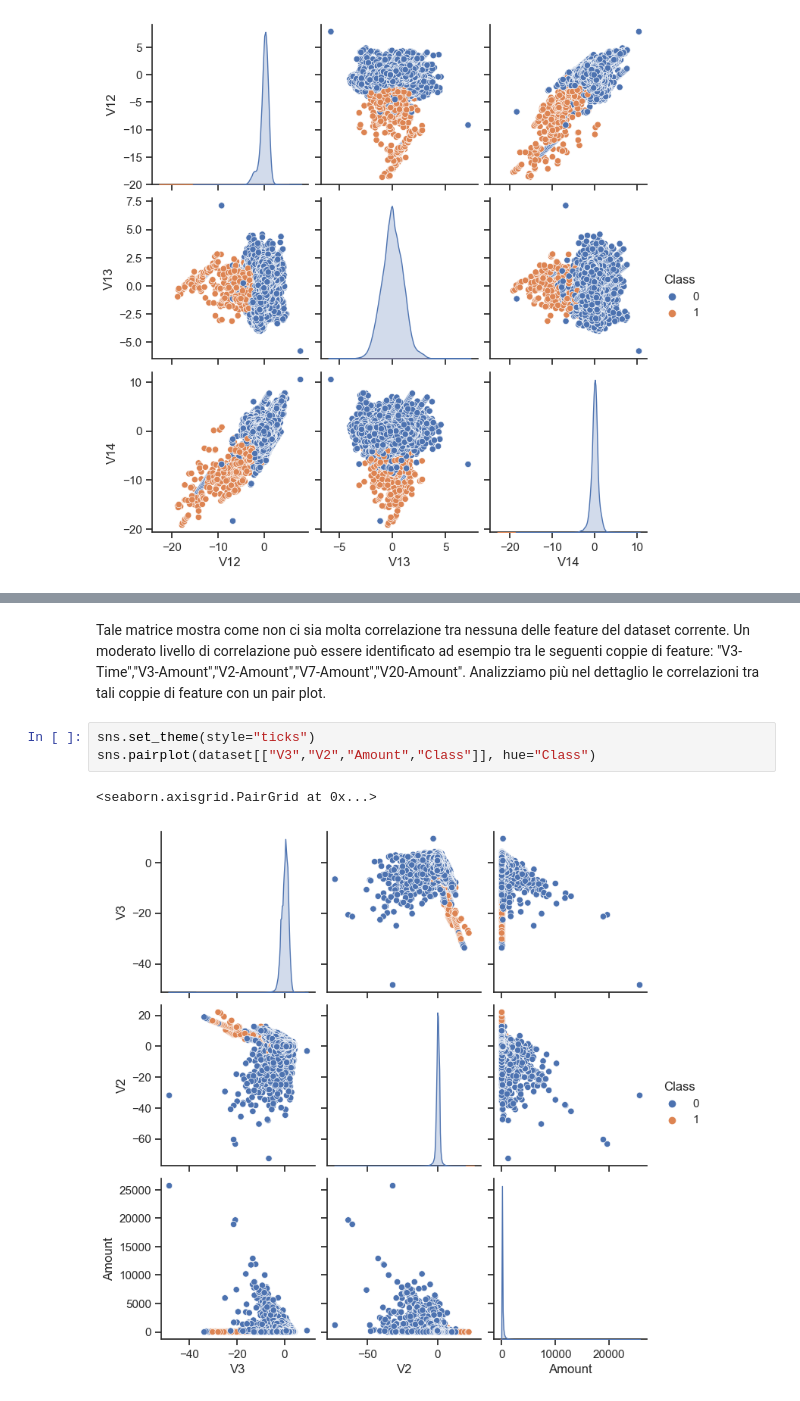
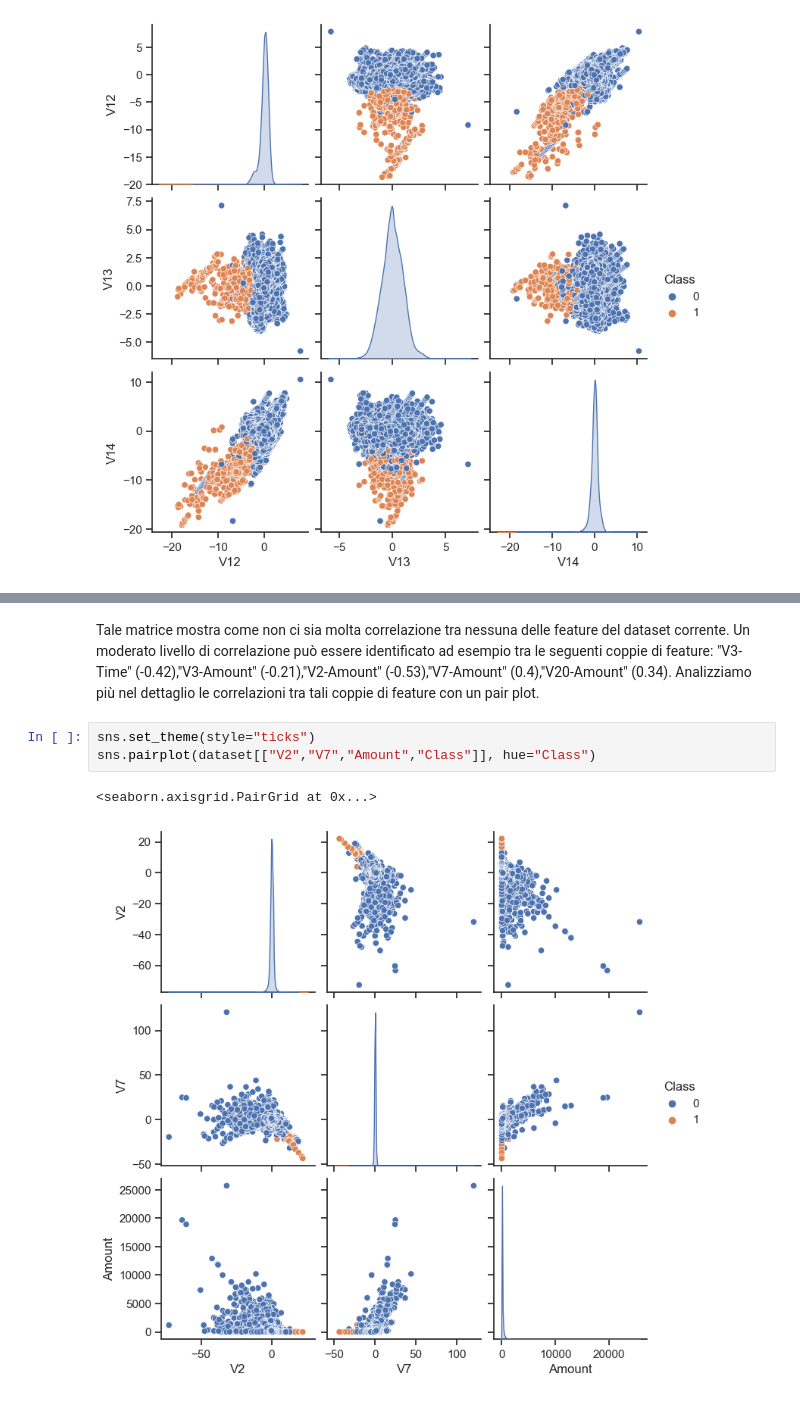
Before and after one commit to FrankDena/ProgettoML, a Jupyter notebook: progetto.ipynb, the cells around one changed output, grey strips where cells are left out. Drawn from its saved outputs; the diff is of its cells as text.

Commit message:
Fine correlazione di Pearson
Tau di Kendall?

```diff
--- a/progetto.ipynb
+++ b/progetto.ipynb
@@ -169,11 +188,11 @@ sns.heatmap(corr,
 [figure]
 # %% [markdown]
-Tale matrice mostra come non ci sia molta correlazione tra nessuna delle feature del dataset corrente. Un moderato livello di correlazione può essere identificato ad esempio tra le seguenti coppie di feature: "V3-Time","V3-Amount","V2-Amount","V7-Amount","V20-Amount".
+Tale matrice mostra come non ci sia molta correlazione tra nessuna delle feature del dataset corrente. Un moderato livello di correlazione può essere identificato ad esempio tra le seguenti coppie di feature: "V3-Time" (-0.42),"V3-Amount" (-0.21),"V2-Amount" (-0.53),"V7-Amount" (0.4),"V20-Amount" (0.34).
 Analizziamo più nel dettaglio le correlazioni tra tali coppie di feature con un pair plot.
 # %%
 sns.set_theme(style="ticks")
-sns.pairplot(dataset[["V3","V2","Amount","Class"]], hue="Class")
+sns.pairplot(dataset[["V2","V7","Amount","Class"]], hue="Class")
 # %% [output]
 <seaborn.axisgrid.PairGrid at 0x...>
-[figure, old version]
+[figure, new version]
 # %% [markdown]
```
Also changed, not shown: parts of 3 cells of this notebook.
